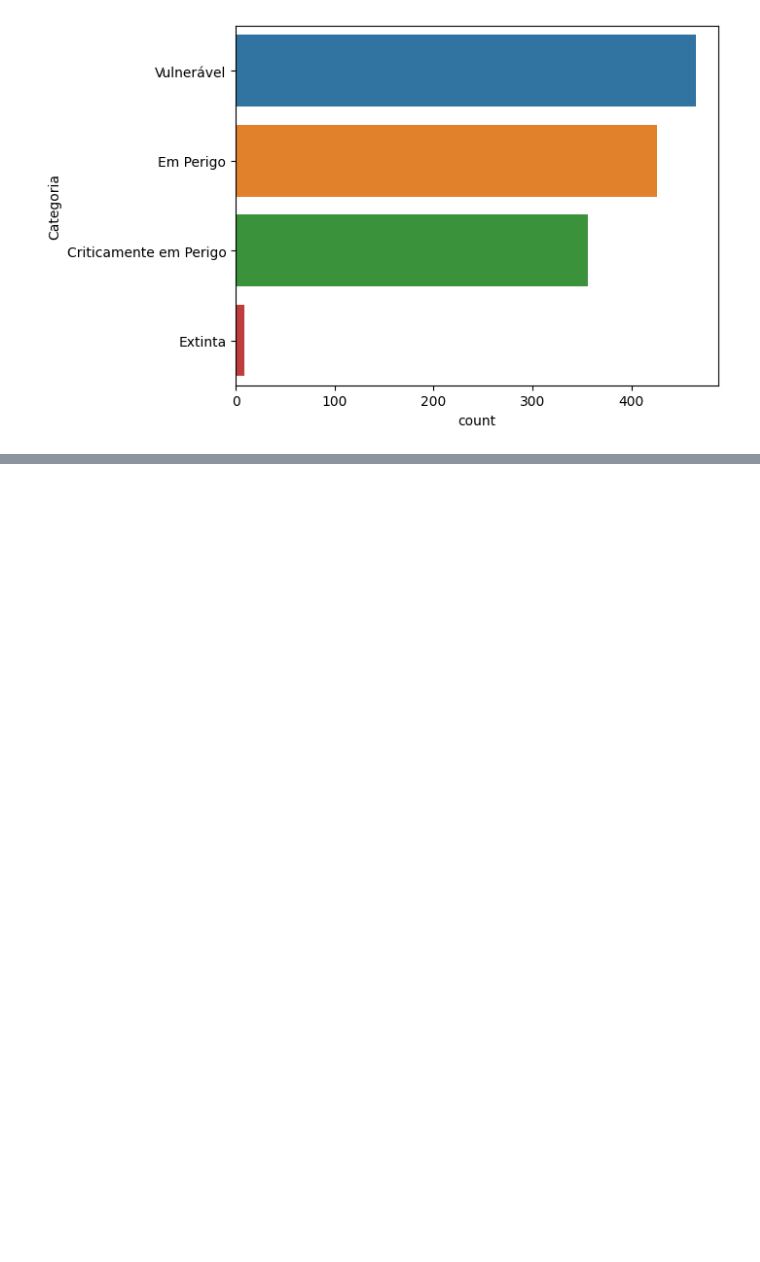
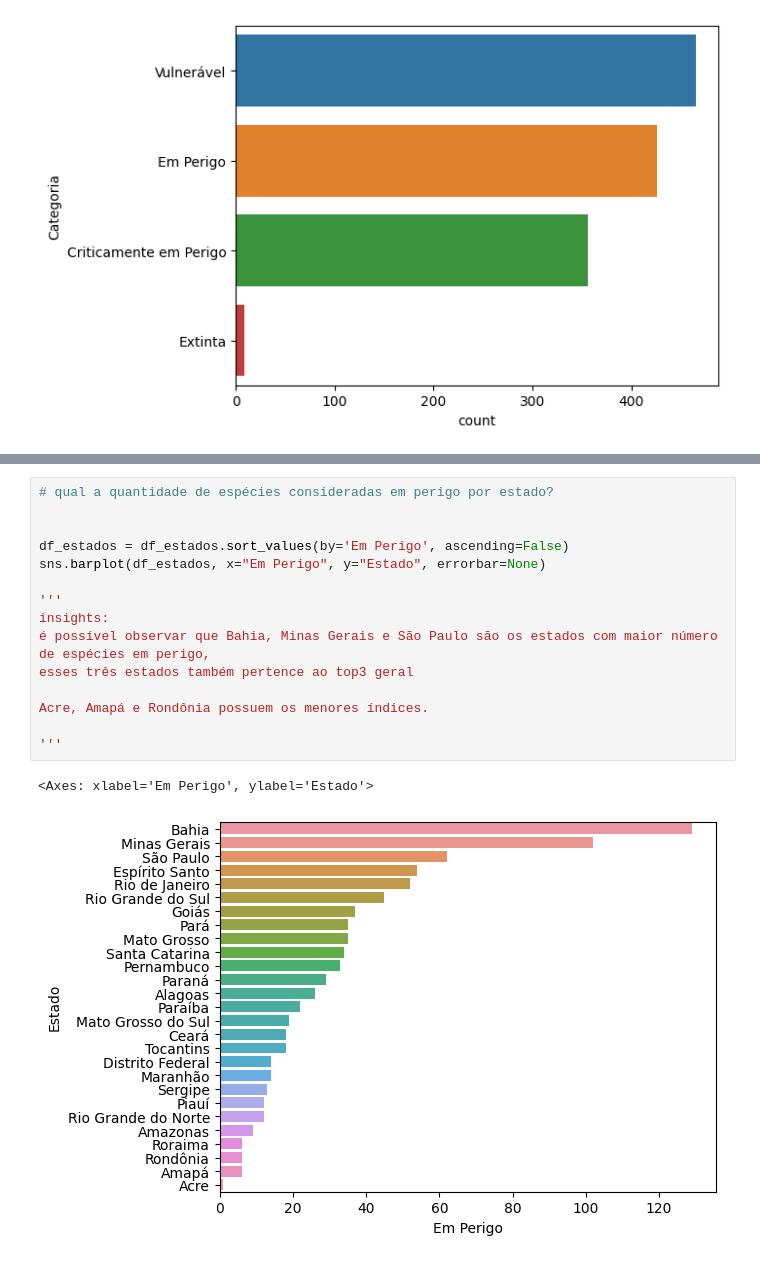
Before and after one commit to Joelson-Ferreira/TecnicasDeProgramacao1, a Jupyter notebook: Analysis.ipynb, the cells around one changed output, grey strips where cells are left out. Saved outputs shown, nothing was run; the diff lists cells and outputs as text; blank space fills up the shorter version.

```diff
--- a/Analysis.ipynb
+++ b/Analysis.ipynb
@@ -108,0 +192,18 @@ See the caveats in the documentation: https://pandas.pydata.org/pandas-docs/stab
+# %%
+# qual a quantidade de espécies consideradas em perigo por estado?
+
+
+df_estados = df_estados.sort_values(by='Em Perigo', ascending=False)
+sns.barplot(df_estados, x="Em Perigo", y="Estado", errorbar=None)
+
+'''
+insights:
+é possível observar que Bahia, Minas Gerais e São Paulo são os estados com maior número de espécies em perigo,
+esses três estados também pertence ao top3 geral
+
+Acre, Amapá e Rondônia possuem os menores índices.
+
+'''
+# %% [output]
+<Axes: xlabel='Em Perigo', ylabel='Estado'>
+[figure, added]
```
Also changed, not shown: parts of 9 cells of this notebook.
